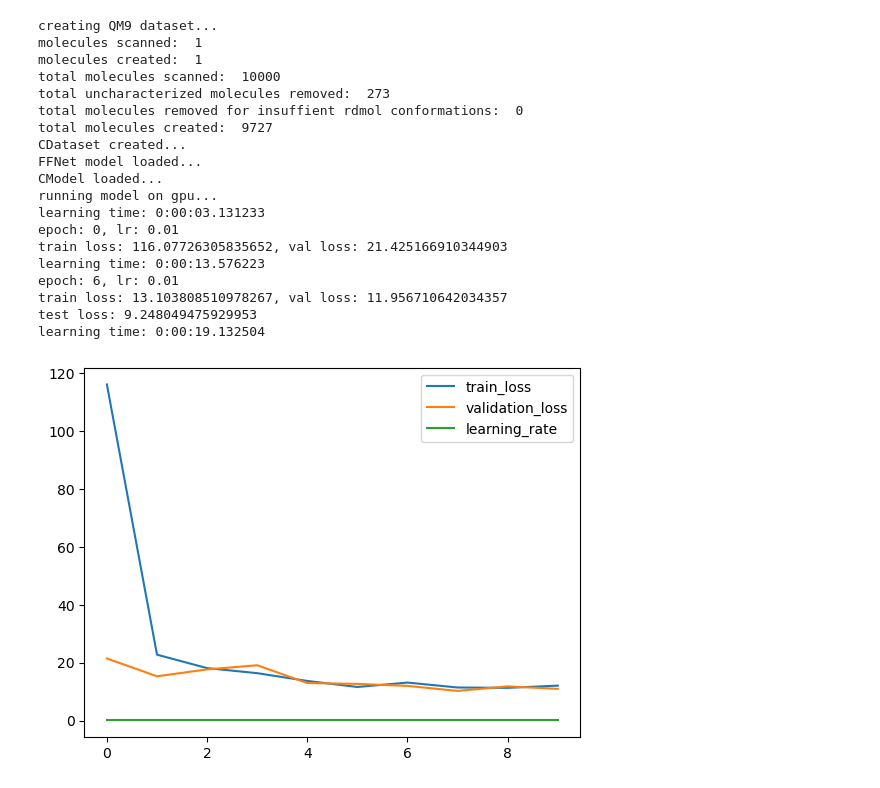
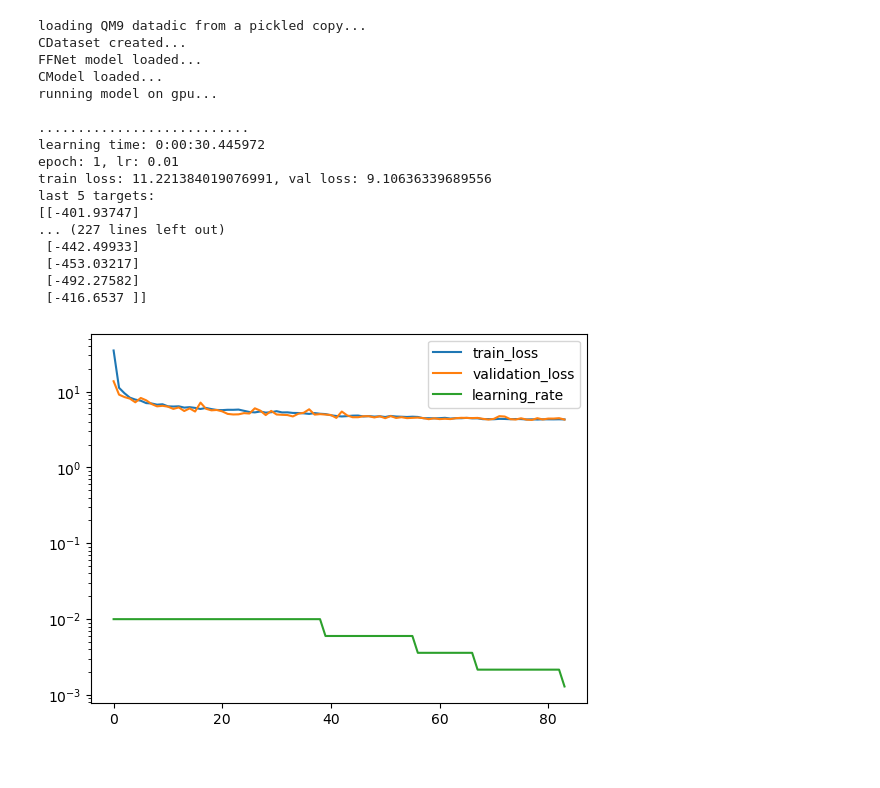
Before and after one commit to icanswim/qchem, a Jupyter notebook: experiment.ipynb, the cells around one changed output. Saved outputs shown, nothing was run; the diff lists cells and outputs as text; code cells hidden in the pictures.

```diff
--- a/experiment.ipynb
+++ b/experiment.ipynb
@@ -279,5 +377,6 @@ batch.x:  tensor([[ 6.0000,  0.0000,  4.0000, -0.3055],
 # %%
-#example using cosmosis/qchem preprocessed QM9 dataset and custom cosmosis/qchem model
+#example using cosmosis/qchem preprocessed QM9 dataset with dictionary output
+#and custom cosmosis/qchem model
 
 qm9_features = ['A','B','C','mu','alpha','homo','lumo', 'gap','r2','zpve',
                 'U0','U','H','G','Cv','qm9_n_atoms','qm9_block','qm9_atom_type',
@@ -303,7 +402,7 @@ ds_params = {'train_params': {'input_dict': {'model_input': {'X': [
                                                              'idx': ['idx'],
                                                              #'edge_index': ['edge_indices'],
                                                              #'edge_attr': ['edge_attr'],
-                                                             'coulomb': ['coulomb'],
+                                                             #'coulomb': ['coulomb'],
                                                              #'distance': ['distance'],
                                                              'embed': ['hybridization','chirality'],
                                                              #'adjacency': ['adjacency'],
@@ -325,59 +424,59 @@ ds_params = {'train_params': {'input_dict': {'model_input': {'X': [
                                              'U0': [],
                                             },
                               #'filter_on': ('n_atoms','<','10'),
-                              'n': 10000, #non-random subset for testing,
-                              #'use_pickle': 'qm9_full_ds_0_conf', #use pickle if exists otherwise create
+                              #'n': 10000, #non-random subset for testing,
+                              'use_pickle': 'qm9_full_0_conf', #use pickle if exists otherwise create
                               'n_conformers': 0,
                               'dict2data': False}}
 
 model_params = {'in_channels': 29+29+29+29+29*29+29*8+29*8, #1421=957+464
                 'hidden': 4096,
                 'out_channels': 1,
                 'model_name': 'funnel',
                 'embed_params': [('hybridization',9,8,0,True),('chirality',4,8,0,True)],
                }
 
-metrics_params = {'report_interval': 1,
-                  'log_plot': False}
+metrics_params = {'report_interval': 100,
+                  'log_plot': True,
+                  'min_lr': .0013} #early stopping when lr is =<
 
 crit_params = {'reduction': 'sum'}
 
 sample_params = {'set_seed': 88,
                  'splits': (.7,.15),
                  #'subset': .1, #create random subset
                 }
 
-sched_params = {'factor': .5,
-                'patience': 3,
-                'cooldown': 1,
-                'min_lr': .005}
+sched_params = {'factor': .6,
+                'patience': 5,
+                'cooldown': 5,
+                'min_lr': .00125} #plateau at this value
 
 opt_params = {'lr': 0.01}
 
 
 l = Learn([QM9], FFNet, Selector,
           Optimizer=Adam, Scheduler=ReduceLROnPlateau, Criterion=L1Loss,
           model_params=model_params, ds_params=ds_params, sample_params=sample_params,
           opt_params=opt_params, sched_params=sched_params, crit_params=crit_params,
-          squeeze_y_pred=False, batch_size=128, epochs=10, save_model=True)
+          metrics_params=metrics_params,
+          squeeze_y_pred=False, batch_size=256, epochs=200, save_model=False)
 # %% [output]
-creating QM9 dataset...
-molecules scanned:  1
-molecules created:  1
-total molecules scanned:  10000
-total uncharacterized molecules removed:  273
-total molecules removed for insuffient rdmol conformations:  0
-total molecules created:  9727
+loading QM9 datadic from a pickled copy...
 CDataset created...
 FFNet model loaded...
 CModel loaded...
 running model on gpu...
-learning time: 0:00:03.131233
-epoch: 0, lr: 0.01
-train loss: 116.07726305835652, val loss: 21.425166910344903
-learning time: 0:00:13.576223
-epoch: 6, lr: 0.01
-train loss: 13.103808510978267, val loss: 11.956710642034357
-test loss: 9.248049475929953
-learning time: 0:00:19.132504
+
+...........................
+learning time: 0:00:30.445972
+epoch: 1, lr: 0.01
+train loss: 11.221384019076991, val loss: 9.10636339689556
+last 5 targets:
+[[-401.93747]
+... (227 lines left out)
+ [-442.49933]
+ [-453.03217]
+ [-492.27582]
+ [-416.6537 ]]
-[figure, old version]
+[figure, new version]
```
Also changed, not shown: parts of 15 cells of this notebook, 2 other files.
